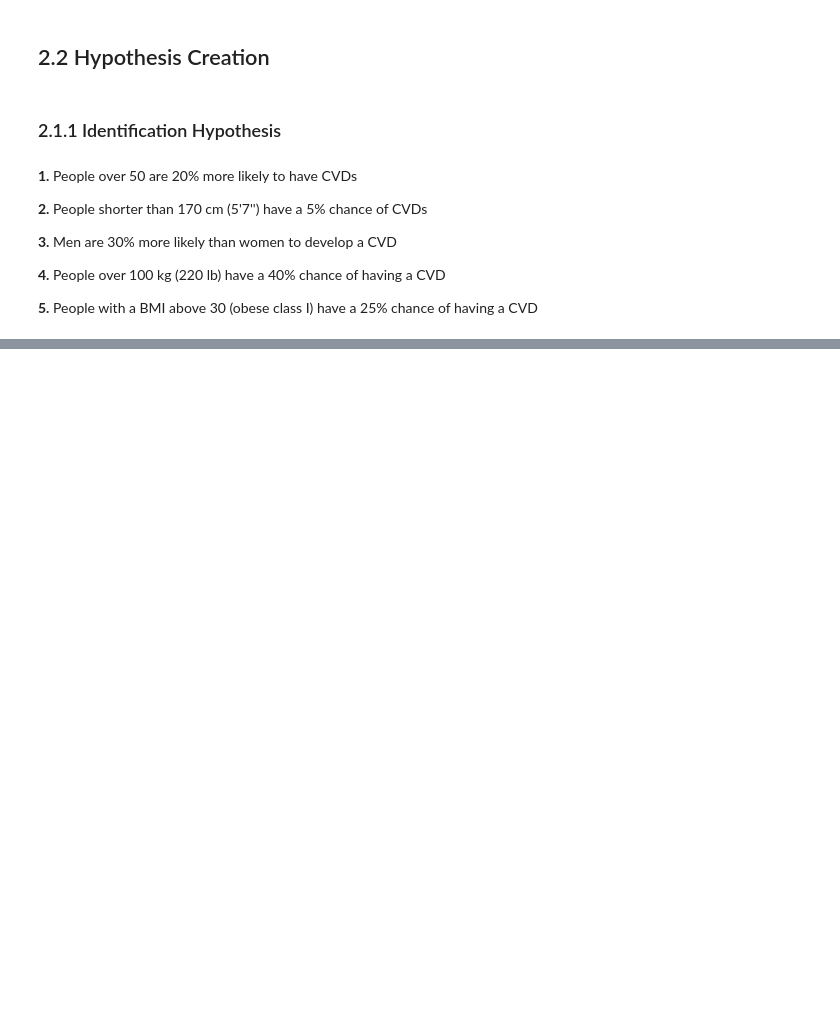
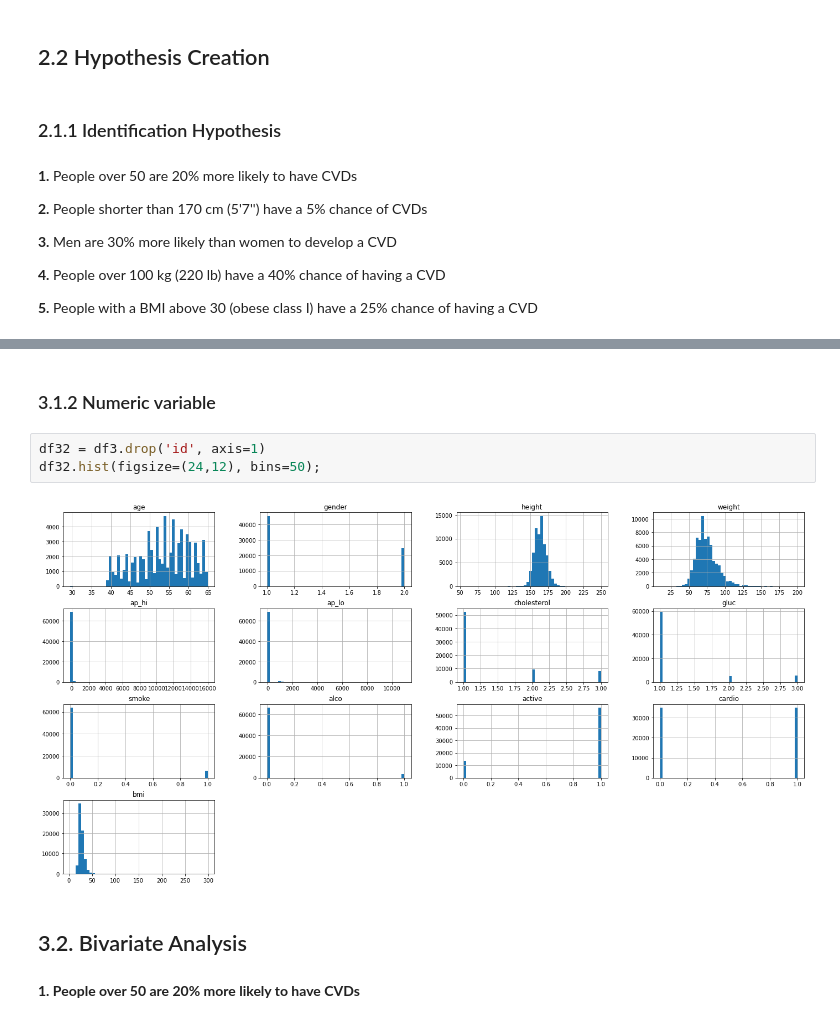
Before and after one commit to HenriqueCR1291/cardio_catch_diseases, a Jupyter notebook: m01_cardio_catch_diseases.ipynb, the cells around one changed output, grey strips where cells are left out. Saved outputs shown, nothing was run; the diff lists cells and outputs as text; blank space fills up the shorter version.

```diff
--- a/m01_cardio_catch_diseases.ipynb
+++ b/m01_cardio_catch_diseases.ipynb
@@ -177,0 +263,11 @@ Image('CCD.png')
+# %% [markdown]
+### 3.1.2 Numeric variable
+# %%
+df32 = df3.drop('id', axis=1)
+df32.hist(figsize=(24,12), bins=50);
+# %% [output]
+[figure, added]
+# %% [markdown]
+## 3.2. Bivariate Analysis
+# %% [markdown]
+**1. People over 50 are 20% more likely to have CVDs**
```
Also changed, not shown: parts of 25 cells of this notebook.
